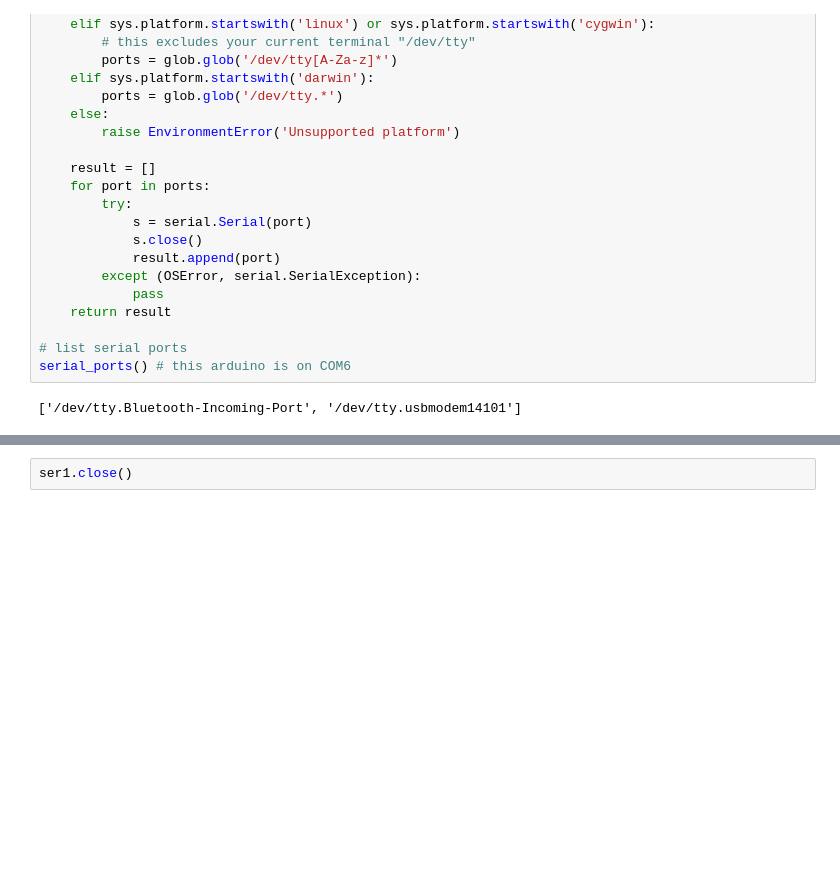
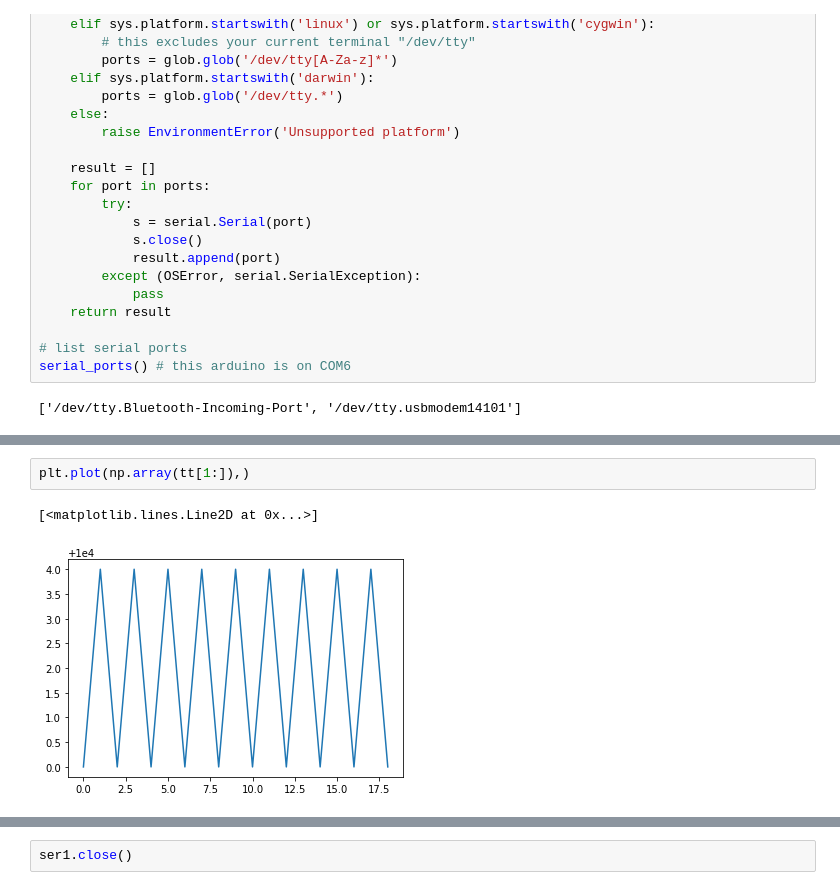
Before and after one commit to callinSwitzer/MonarchPesticides, a Jupyter notebook: PythonCode/SerialReader.ipynb, the cells around one changed output, grey strips where cells are left out. Drawn from its saved outputs; the diff is of its cells as text; blank space fills up the shorter version.

```diff
--- a/PythonCode/SerialReader.ipynb
+++ b/PythonCode/SerialReader.ipynb
@@ -108,0 +115,5 @@ fname
+# %%
+plt.plot(np.array(tt[1:]),)
+# %% [output]
+[<matplotlib.lines.Line2D at 0x...>]
+[figure, added]
```
Also changed, not shown: parts of 13 cells of this notebook, 1 other file.
